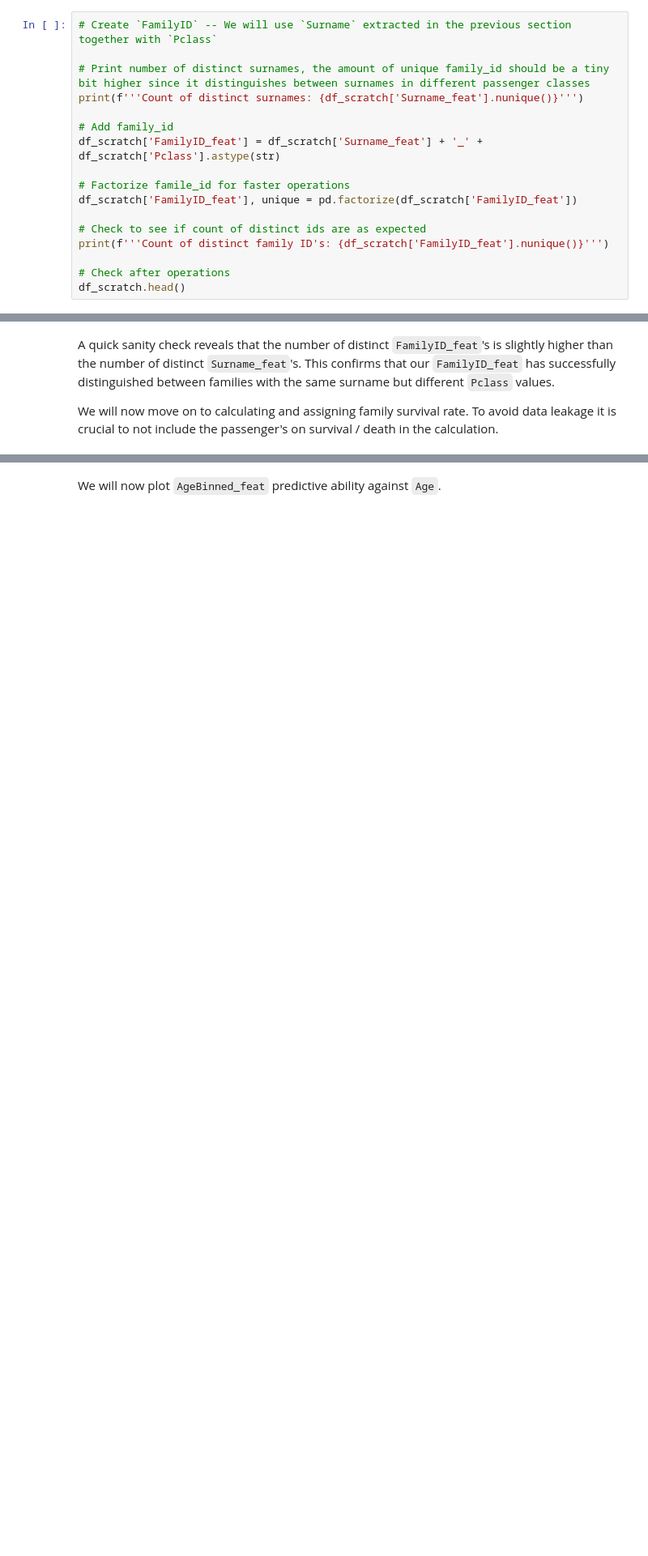
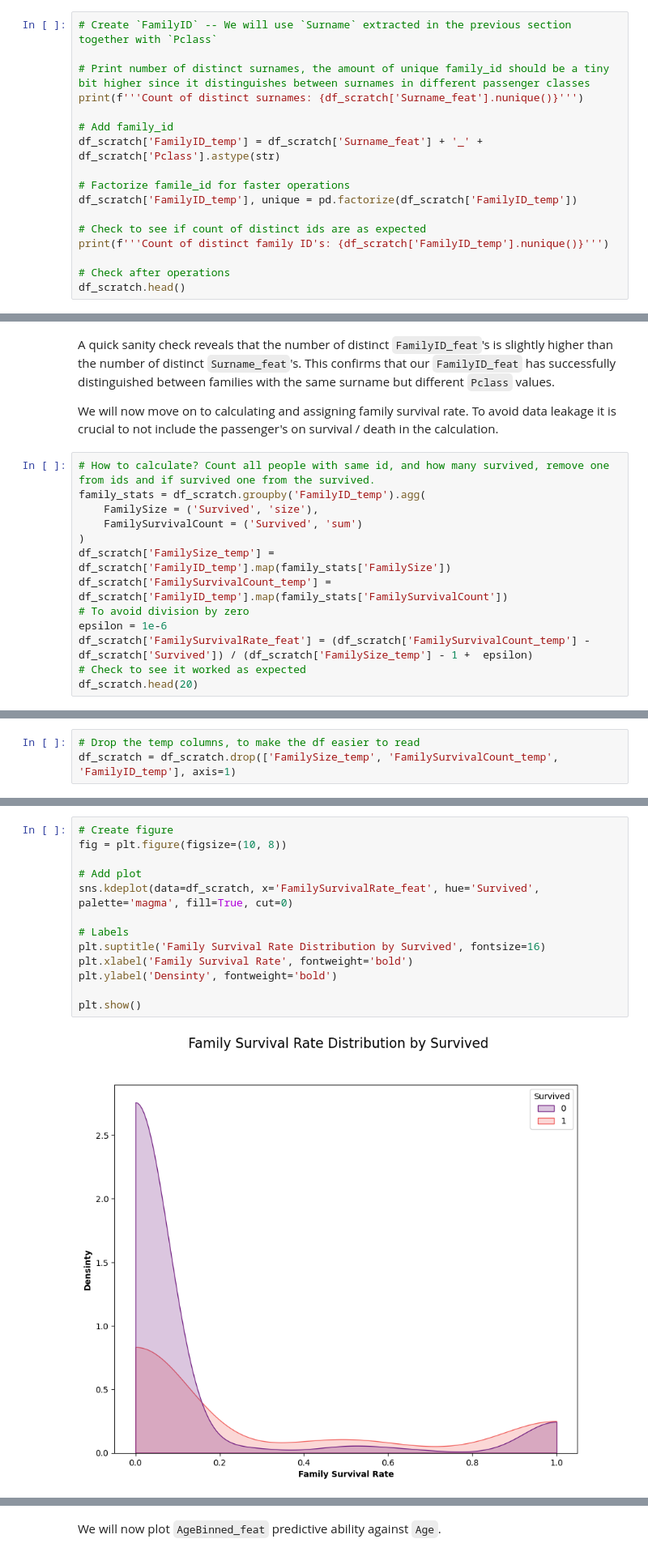
Before and after one commit to JonasLilletevedt/titanic-survival-prediction, a Jupyter notebook: notebooks/01_data_cleaning_and_feature_engineering.ipynb, the cells around one changed output, grey strips where cells are left out. Shown at 81% size. Cells and saved outputs as stored; diff of their text form; blank space fills up the shorter version.

```diff
--- a/notebooks/01_data_cleaning_and_feature_engineering.ipynb
+++ b/notebooks/01_data_cleaning_and_feature_engineering.ipynb
@@ -288,13 +288,13 @@ To mitigate this issue we will explore different approaches, such as *smoothing*
 print(f'''Count of distinct surnames: {df_scratch['Surname_feat'].nunique()}''')
 
 # Add family_id
-df_scratch['FamilyID_feat'] = df_scratch['Surname_feat'] + '_' + df_scratch['Pclass'].astype(str)
+df_scratch['FamilyID_temp'] = df_scratch['Surname_feat'] + '_' + df_scratch['Pclass'].astype(str)
 
 # Factorize famile_id for faster operations
-df_scratch['FamilyID_feat'], unique = pd.factorize(df_scratch['FamilyID_feat'])
+df_scratch['FamilyID_temp'], unique = pd.factorize(df_scratch['FamilyID_temp'])
 
 # Check to see if count of distinct ids are as expected
-print(f'''Count of distinct family ID's: {df_scratch['FamilyID_feat'].nunique()}''')
+print(f'''Count of distinct family ID's: {df_scratch['FamilyID_temp'].nunique()}''')
 
 # Check after operations
 df_scratch.head()
@@ -311,3 +311,16 @@ Count of distinct family ID's: 686
 A quick sanity check reveals that the number of distinct `FamilyID_feat`'s is slightly higher than the number of distinct `Surname_feat`'s. This confirms that our `FamilyID_feat` has successfully distinguished between families with the same surname but different `Pclass` values.
 
 We will now move on to calculating and assigning family survival rate. To avoid data leakage it is crucial to not include the passenger's on survival / death in the calculation.
+# %%
+# How to calculate? Count all people with same id, and how many survived, remove one from ids and if survived one from the survived.
+family_stats = df_scratch.groupby('FamilyID_temp').agg(
+    FamilySize = ('Survived', 'size'),
+    FamilySurvivalCount = ('Survived', 'sum')
+)
+df_scratch['FamilySize_temp'] = df_scratch['FamilyID_temp'].map(family_stats['FamilySize'])
+df_scratch['FamilySurvivalCount_temp'] = df_scratch['FamilyID_temp'].map(family_stats['FamilySurvivalCount'])
+# To avoid division by zero
+epsilon = 1e-6
+df_scratch['FamilySurvivalRate_feat'] = (df_scratch['FamilySurvivalCount_temp'] - df_scratch['Survived']) / (df_scratch['FamilySize_temp'] - 1 +  epsilon)
+# Check to see it worked as expected
+df_scratch.head(20)
@@ -313,0 +345,3 @@ We will now move on to calculating and assigning family survival rate. To avoid
+# %%
+# Drop the temp columns, to make the df easier to read
+df_scratch = df_scratch.drop(['FamilySize_temp', 'FamilySurvivalCount_temp', 'FamilyID_temp'], axis=1)
@@ -313,0 +350,15 @@ We will now move on to calculating and assigning family survival rate. To avoid
+# %%
+# Create figure
+fig = plt.figure(figsize=(10, 8))
+
+# Add plot
+sns.kdeplot(data=df_scratch, x='FamilySurvivalRate_feat', hue='Survived', palette='magma', fill=True, cut=0)
+
+# Labels
+plt.suptitle('Family Survival Rate Distribution by Survived', fontsize=16)
+plt.xlabel('Family Survival Rate', fontweight='bold')
+plt.ylabel('Densinty', fontweight='bold')
+
+plt.show()
+# %% [output]
+[figure, added]
```
Also changed, not shown: parts of 17 cells of this notebook.
